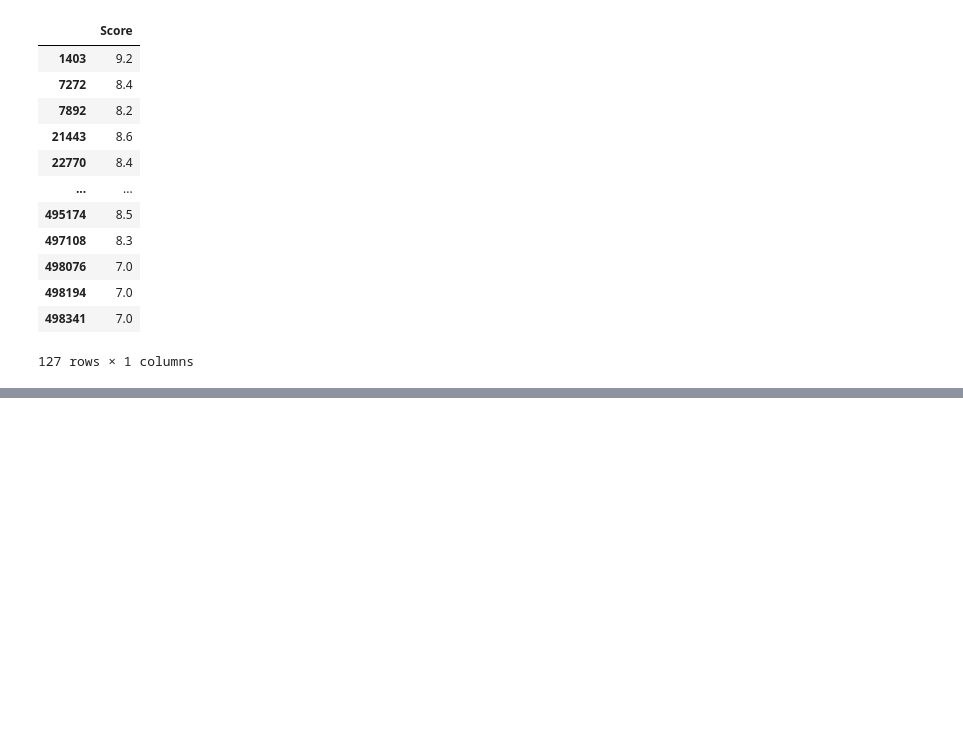
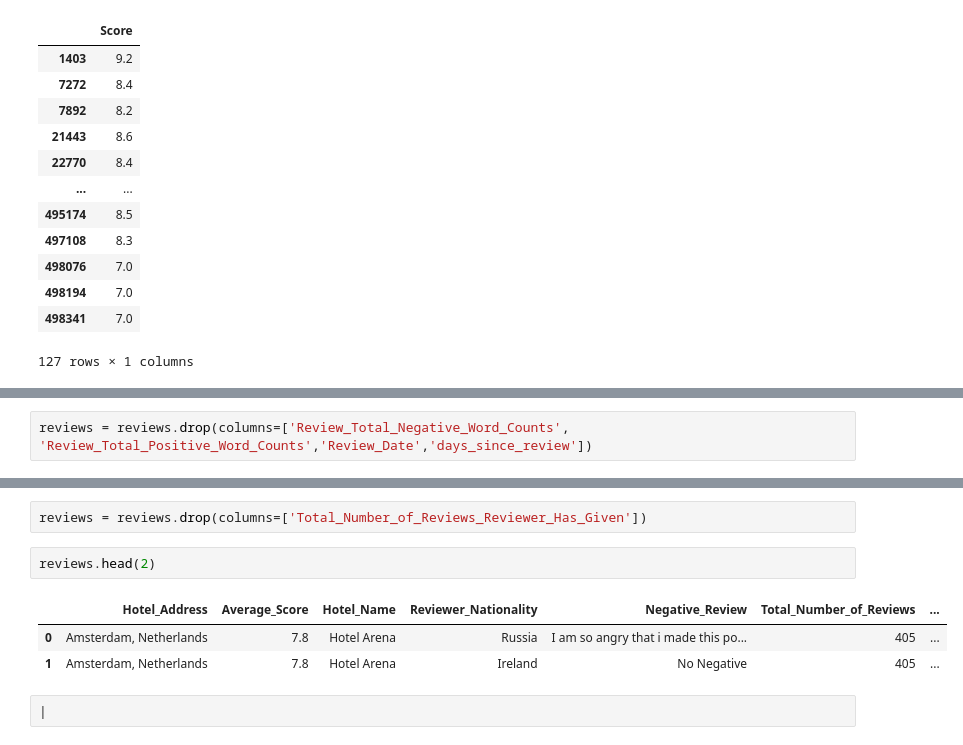
Before and after one commit to omarelwaliely/datascience, a Jupyter notebook: microsoft_beginner_ml/hotel_reviews/hotel_reviews.ipynb, the cells around one changed output, grey strips where cells are left out. Drawn from its saved outputs; the diff is of its cells as text; blank space fills up the shorter version.

```diff
--- a/microsoft_beginner_ml/hotel_reviews/hotel_reviews.ipynb
+++ b/microsoft_beginner_ml/hotel_reviews/hotel_reviews.ipynb
@@ -191,0 +272,2 @@ pd.DataFrame({"Score":both['Average_Score']})
+# %%
+reviews = reviews.drop(columns=['Review_Total_Negative_Word_Counts', 'Review_Total_Positive_Word_Counts','Review_Date','days_since_review'])
@@ -191,0 +276,10 @@ pd.DataFrame({"Score":both['Average_Score']})
+# %%
+reviews = reviews.drop(columns=['Total_Number_of_Reviews_Reviewer_Has_Given'])
+# %%
+reviews.head(2)
+# %% [output]
+|  | Hotel_Address | Average_Score | Hotel_Name | Reviewer_Nationality | Negative_Review | Total_Number_of_Reviews | ... |
+| 0 | Amsterdam, Netherlands | 7.8 | Hotel Arena | Russia | I am so angry that i made this po... | 405 | ... |
+| 1 | Amsterdam, Netherlands | 7.8 | Hotel Arena | Ireland | No Negative | 405 | ... |
+# %%
+|
```
Also changed, not shown: parts of 15 cells of this notebook.
